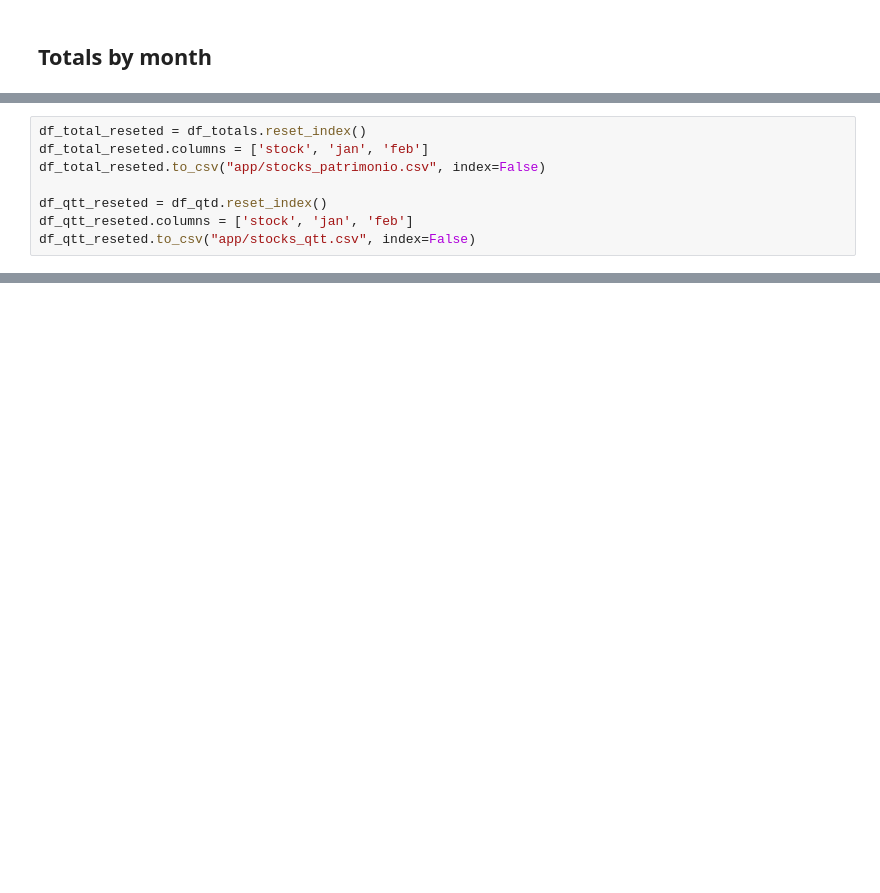
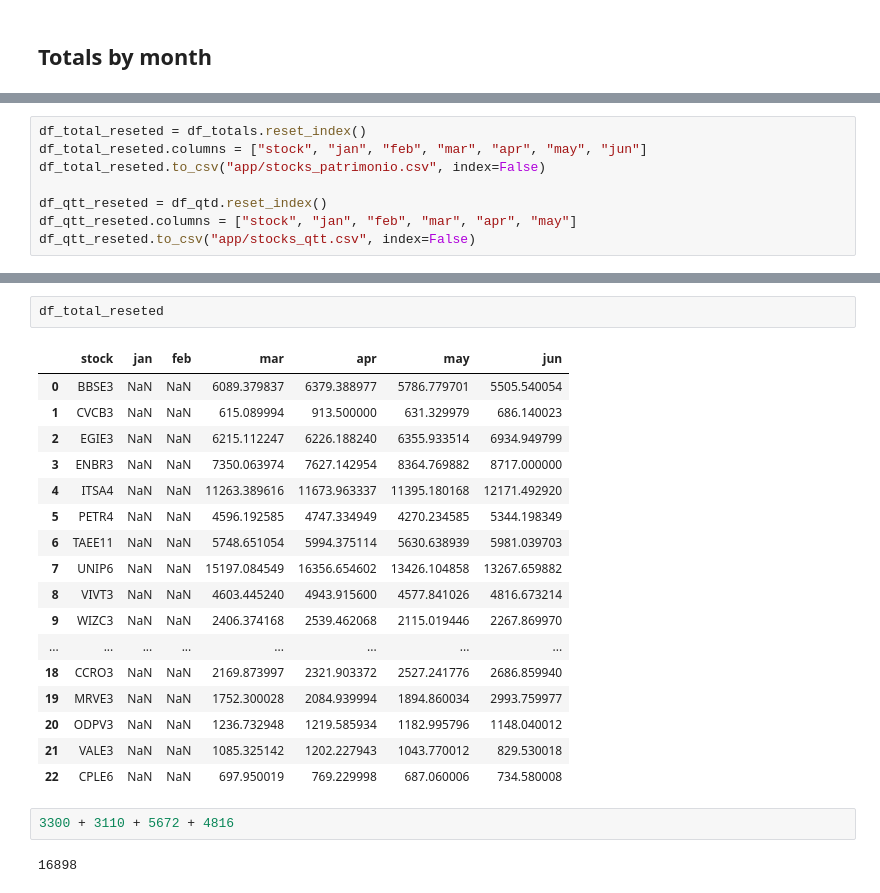
Before and after one commit to LucianoBatista/finance-app, a Jupyter notebook: stocks.ipynb, the cells around one changed output, grey strips where cells are left out. Drawn from its saved outputs; the diff is of its cells as text; blank space fills up the shorter version.

```diff
--- a/stocks.ipynb
+++ b/stocks.ipynb
@@ -151,10 +165,10 @@ dtype: float64
 # %%
 df_total_reseted = df_totals.reset_index()
-df_total_reseted.columns = ['stock', 'jan', 'feb']
+df_total_reseted.columns = ["stock", "jan", "feb", "mar", "apr", "may", "jun"]
 df_total_reseted.to_csv("app/stocks_patrimonio.csv", index=False)
 
 df_qtt_reseted = df_qtd.reset_index()
-df_qtt_reseted.columns = ['stock', 'jan', 'feb']
+df_qtt_reseted.columns = ["stock", "jan", "feb", "mar", "apr", "may"]
 df_qtt_reseted.to_csv("app/stocks_qtt.csv", index=False)
 # %%
 import matplotlib.pyplot as plt
@@ -255,0 +314,24 @@ plt.show()
+# %%
+df_total_reseted
+# %% [output]
+|  | stock | jan | feb | mar | apr | may | jun |
+| 0 | BBSE3 | NaN | NaN | 6089.379837 | 6379.388977 | 5786.779701 | 5505.540054 |
+| 1 | CVCB3 | NaN | NaN | 615.089994 | 913.500000 | 631.329979 | 686.140023 |
+| 2 | EGIE3 | NaN | NaN | 6215.112247 | 6226.188240 | 6355.933514 | 6934.949799 |
+| 3 | ENBR3 | NaN | NaN | 7350.063974 | 7627.142954 | 8364.769882 | 8717.000000 |
+| 4 | ITSA4 | NaN | NaN | 11263.389616 | 11673.963337 | 11395.180168 | 12171.492920 |
+| 5 | PETR4 | NaN | NaN | 4596.192585 | 4747.334949 | 4270.234585 | 5344.198349 |
+| 6 | TAEE11 | NaN | NaN | 5748.651054 | 5994.375114 | 5630.638939 | 5981.039703 |
+| 7 | UNIP6 | NaN | NaN | 15197.084549 | 16356.654602 | 13426.104858 | 13267.659882 |
+| 8 | VIVT3 | NaN | NaN | 4603.445240 | 4943.915600 | 4577.841026 | 4816.673214 |
+| 9 | WIZC3 | NaN | NaN | 2406.374168 | 2539.462068 | 2115.019446 | 2267.869970 |
+| ... | ... | ... | ... | ... | ... | ... | ... |
+| 18 | CCRO3 | NaN | NaN | 2169.873997 | 2321.903372 | 2527.241776 | 2686.859940 |
+| 19 | MRVE3 | NaN | NaN | 1752.300028 | 2084.939994 | 1894.860034 | 2993.759977 |
+| 20 | ODPV3 | NaN | NaN | 1236.732948 | 1219.585934 | 1182.995796 | 1148.040012 |
+| 21 | VALE3 | NaN | NaN | 1085.325142 | 1202.227943 | 1043.770012 | 829.530018 |
+| 22 | CPLE6 | NaN | NaN | 697.950019 | 769.229998 | 687.060006 | 734.580008 |
+# %%
+3300 + 3110 + 5672 + 4816
+# %% [output]
+16898
```
Also changed, not shown: parts of 13 cells of this notebook, 5 other files.
